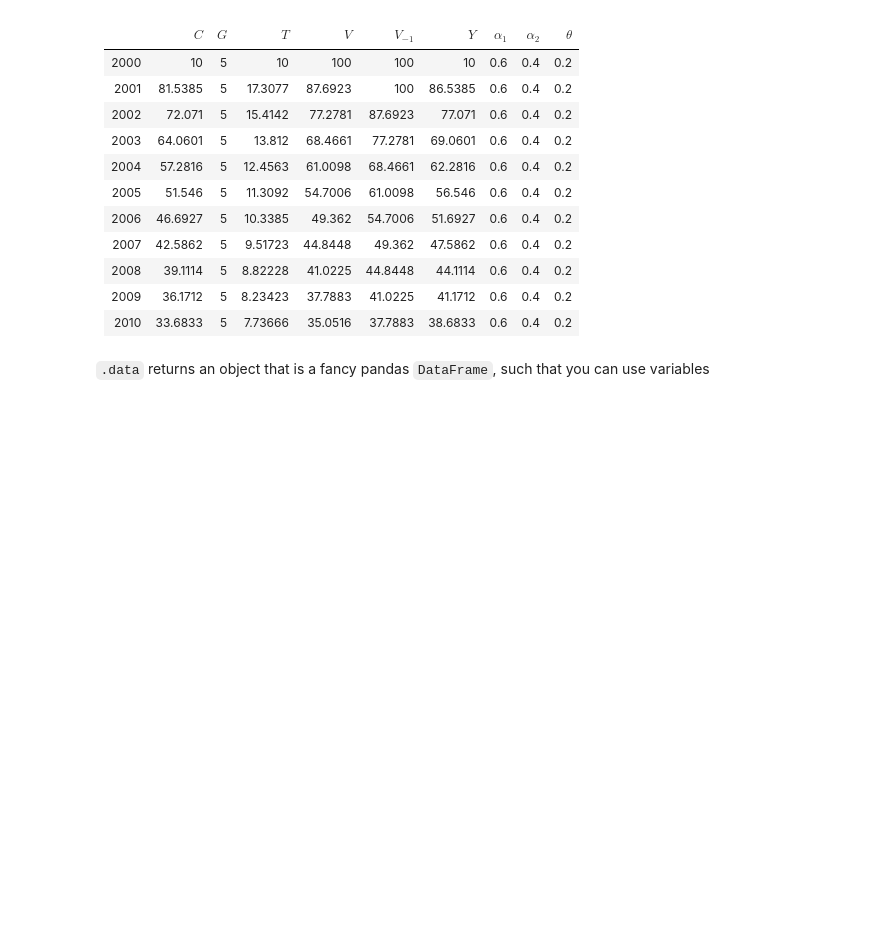
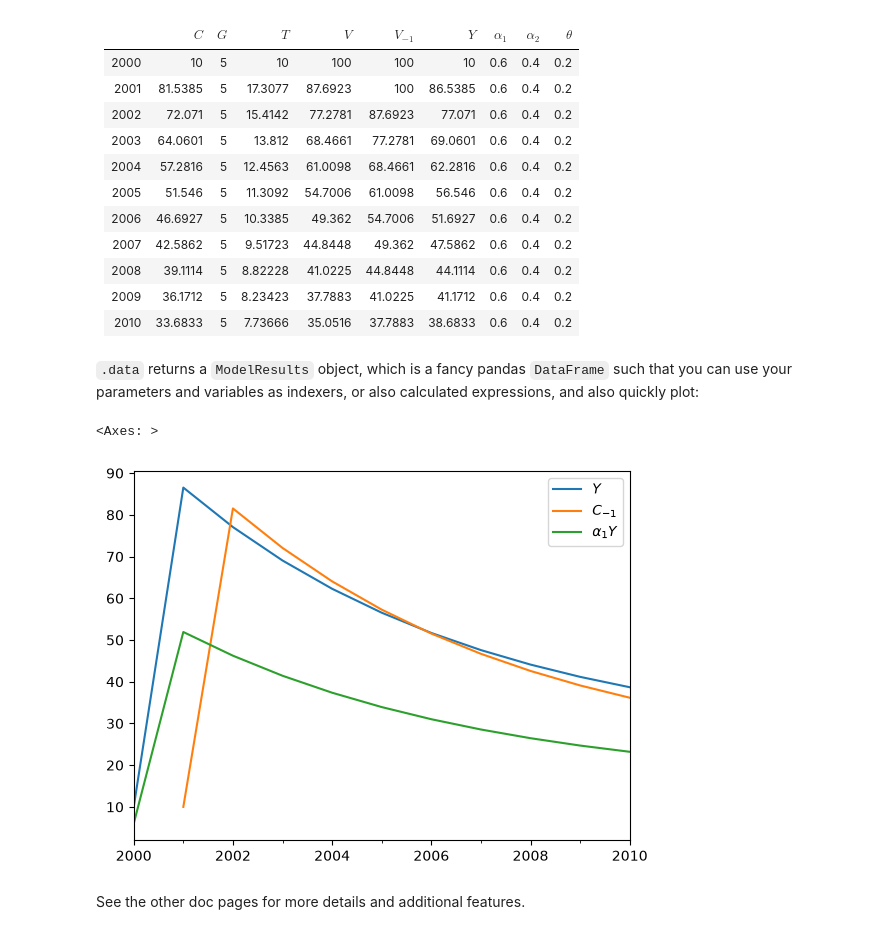
Before and after one commit to slevey087/SFCmodeler, a Jupyter notebook: nbs/index.ipynb, the cells around one changed output. Drawn from its saved outputs; the diff is of its cells as text; code cells hidden in the pictures; blank space fills up the shorter version.

```diff
--- a/nbs/index.ipynb
+++ b/nbs/index.ipynb
@@ -89,4 +89,11 @@ model.data
 | 2009 | 36.1712 |     5 |  8.23423 |  37.7883 |    41.0225 | 41.1712 |            0.6 |            0.4 |        0.2 |
 | 2010 | 33.6833 |     5 |  7.73666 |  35.0516 |    37.7883 | 38.6833 |            0.6 |            0.4 |        0.2 |
 # %% [markdown]
-`.data` returns an object that is a fancy pandas `DataFrame`, such that you can use variables
+`.data` returns a `ModelResults` object, which is a fancy pandas `DataFrame` such that you can use your parameters and variables as indexers, or also calculated expressions, and also quickly plot:
+# %%
+model.data[[Y,C(-1),alpha1*Y]].plot()
+# %% [output]
+<Axes: >
+[figure, added]
+# %% [markdown]
+See the other doc pages for more details and additional features.
```
Also changed, not shown: parts of 1 cell of this notebook, 7 other files.
